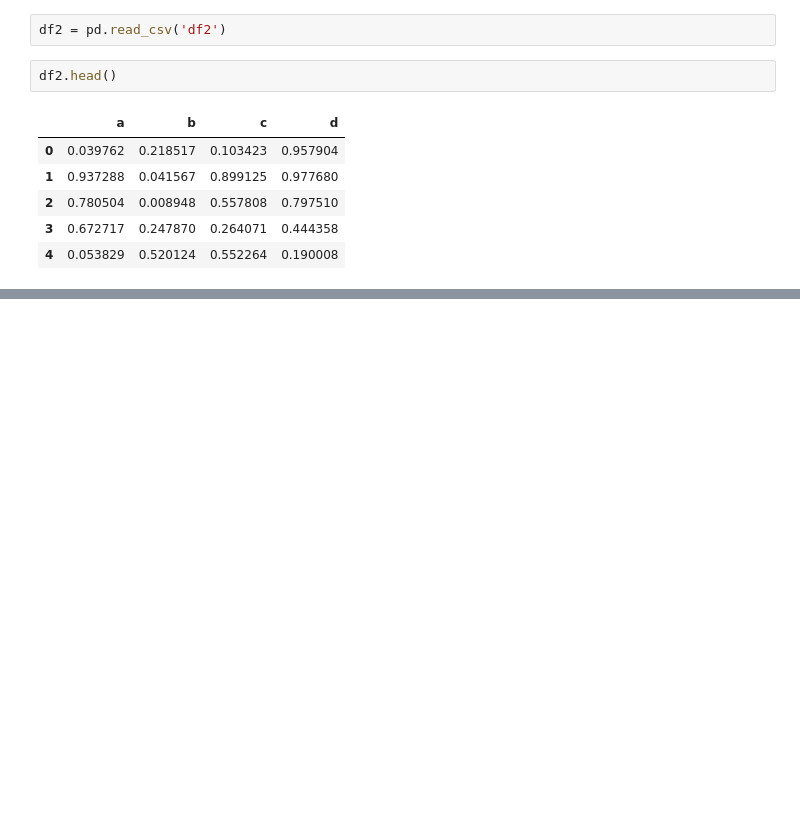
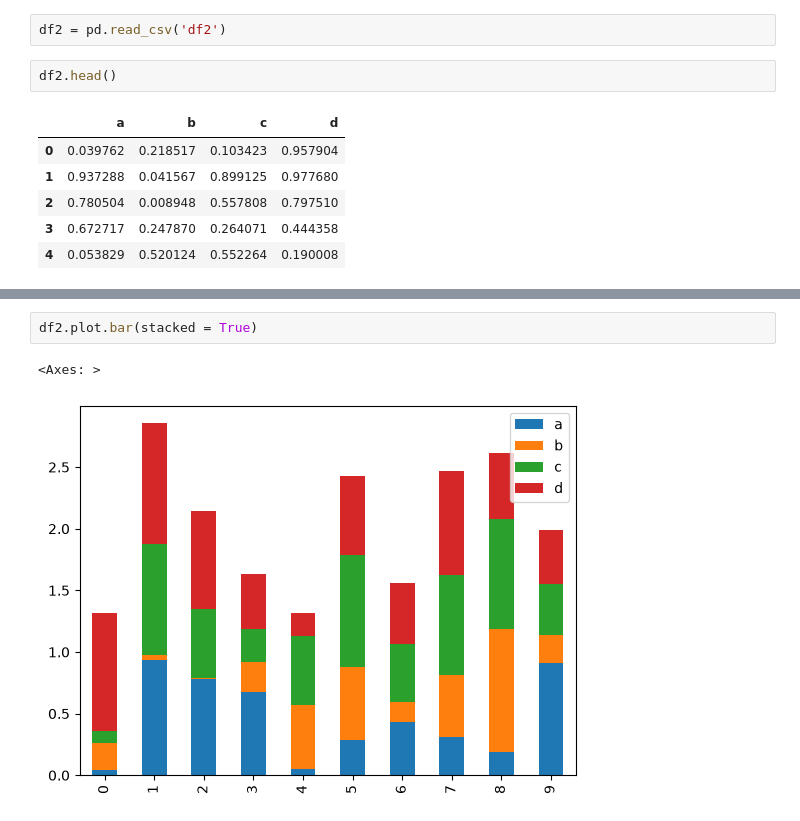
Before and after one commit to CyberWol-12/Machine_Learning_with_Python, a Jupyter notebook: machile_learning_basic to advance/Refactored_Py_DS_ML_Bootcamp-master/07-Pandas-Built-in-Data-Viz/04-build-in.ipynb, the cells around one changed output, grey strips where cells are left out. Saved outputs shown, nothing was run; the diff lists cells and outputs as text; blank space fills up the shorter version.

```diff
--- a/machile_learning_basic to advance/Refactored_Py_DS_ML_Bootcamp-master/07-Pandas-Built-in-Data-Viz/04-build-in.ipynb
+++ b/machile_learning_basic to advance/Refactored_Py_DS_ML_Bootcamp-master/07-Pandas-Built-in-Data-Viz/04-build-in.ipynb
@@ -27,0 +53,5 @@ df2.head()
+# %%
+df2.plot.bar(stacked = True)
+# %% [output]
+<Axes: >
+[figure, added]
```
Also changed, not shown: parts of 12 cells of this notebook.
